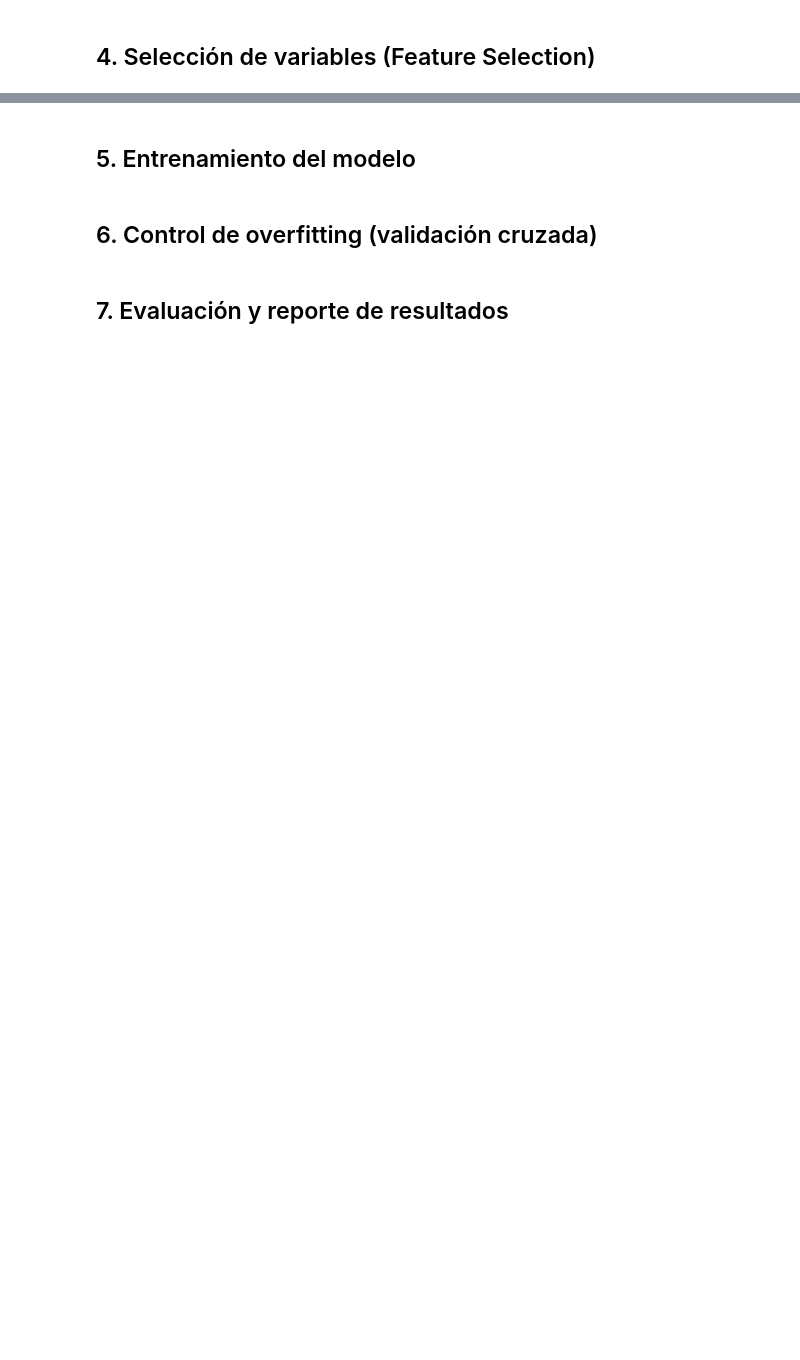
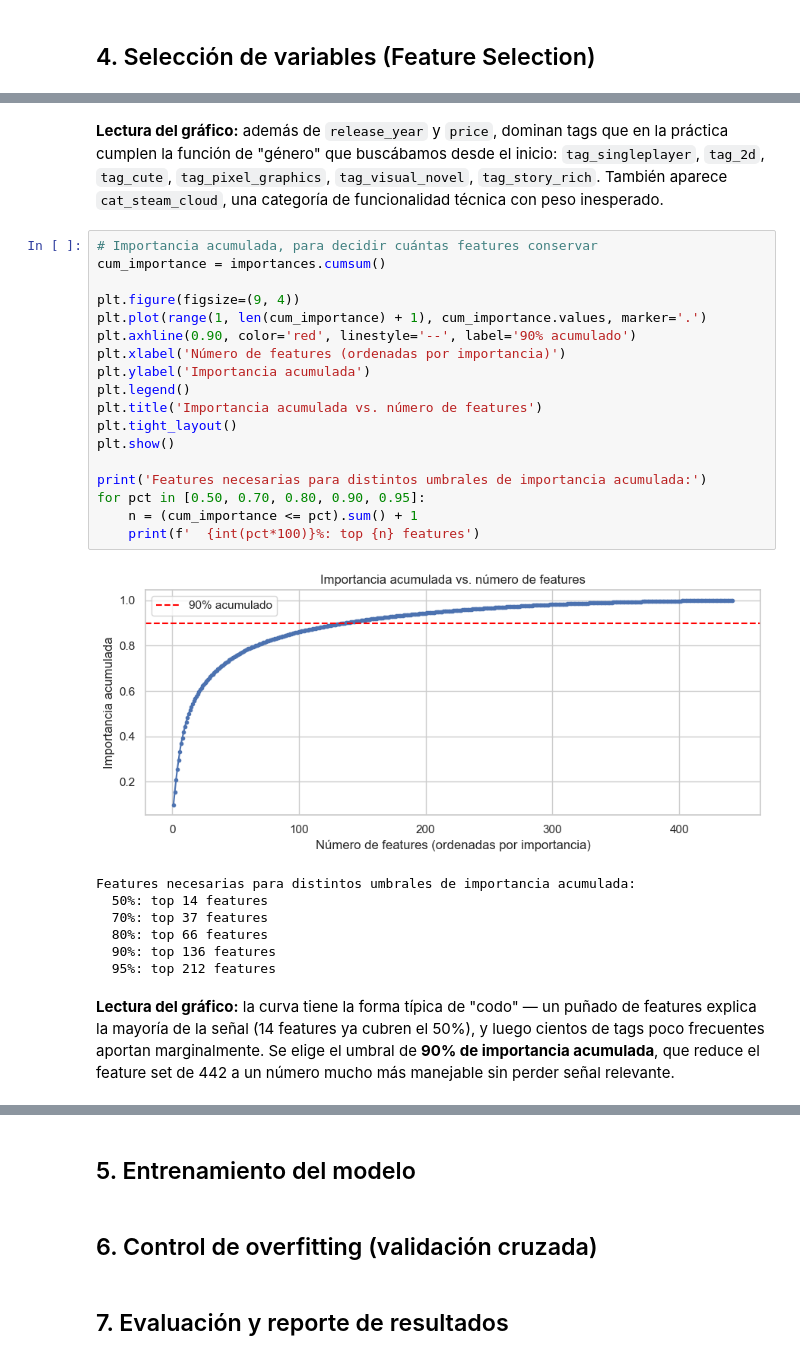
Before and after one commit to HichiroXD/Proyecto_IA_1, a Jupyter notebook: notebook/steam_analysis.ipynb, the cells around one changed output, grey strips where cells are left out. Cells and saved outputs as stored; diff of their text form; blank space fills up the shorter version.

```diff
--- a/notebook/steam_analysis.ipynb
+++ b/notebook/steam_analysis.ipynb
@@ -500,0 +555,37 @@ Juegos sin ninguna categoría/tag tras el left join: 0
+# %% [markdown]
+**Lectura del gráfico:** además de `release_year` y `price`, dominan tags que en la práctica
+cumplen la función de "género" que buscábamos desde el inicio: `tag_singleplayer`, `tag_2d`,
+`tag_cute`, `tag_pixel_graphics`, `tag_visual_novel`, `tag_story_rich`. También aparece
+`cat_steam_cloud`, una categoría de funcionalidad técnica con peso inesperado.
+# %%
+# Importancia acumulada, para decidir cuántas features conservar
+cum_importance = importances.cumsum()
+
+plt.figure(figsize=(9, 4))
+plt.plot(range(1, len(cum_importance) + 1), cum_importance.values, marker='.')
+plt.axhline(0.90, color='red', linestyle='--', label='90% acumulado')
+plt.xlabel('Número de features (ordenadas por importancia)')
+plt.ylabel('Importancia acumulada')
+plt.legend()
+plt.title('Importancia acumulada vs. número de features')
+plt.tight_layout()
+plt.show()
+
+print('Features necesarias para distintos umbrales de importancia acumulada:')
+for pct in [0.50, 0.70, 0.80, 0.90, 0.95]:
+    n = (cum_importance <= pct).sum() + 1
+    print(f'  {int(pct*100)}%: top {n} features')
+# %% [output]
+[figure, added]
+Features necesarias para distintos umbrales de importancia acumulada:
+  50%: top 14 features
+  70%: top 37 features
+  80%: top 66 features
+  90%: top 136 features
+  95%: top 212 features
+# %% [markdown]
+**Lectura del gráfico:** la curva tiene la forma típica de "codo" — un puñado de features
+explica la mayoría de la señal (14 features ya cubren el 50%), y luego cientos de tags
+poco frecuentes aportan marginalmente. Se elige el umbral de **90% de importancia
+acumulada**, que reduce el feature set de 442 a un número mucho más manejable sin perder
+señal relevante.
```
Also changed, not shown: parts of 6 cells of this notebook.
